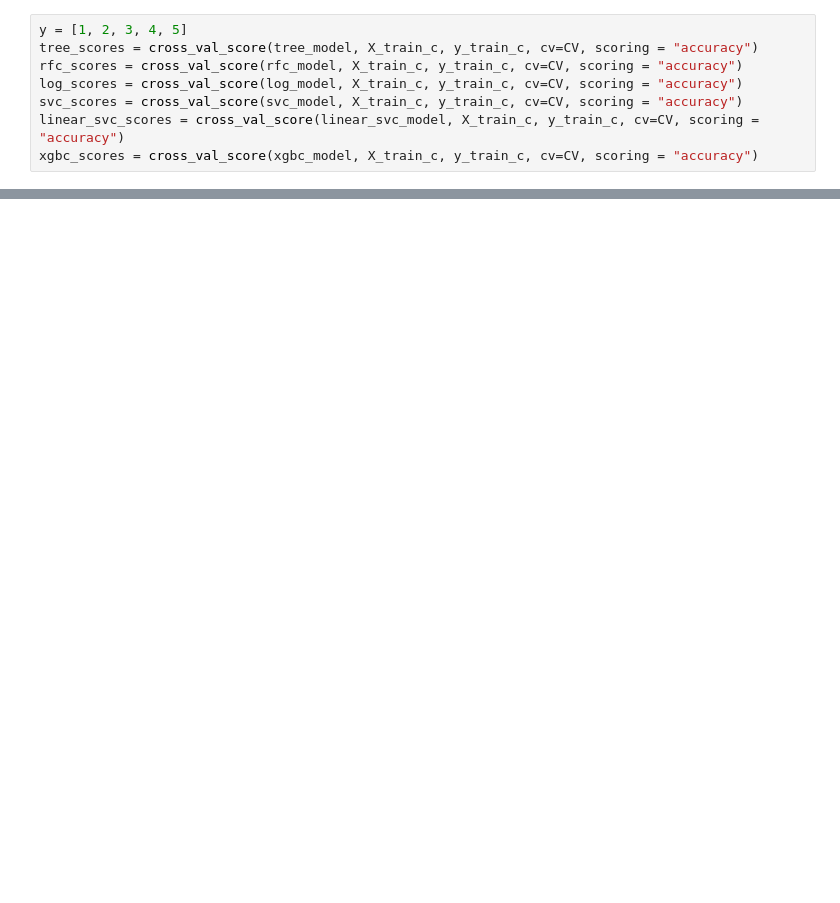
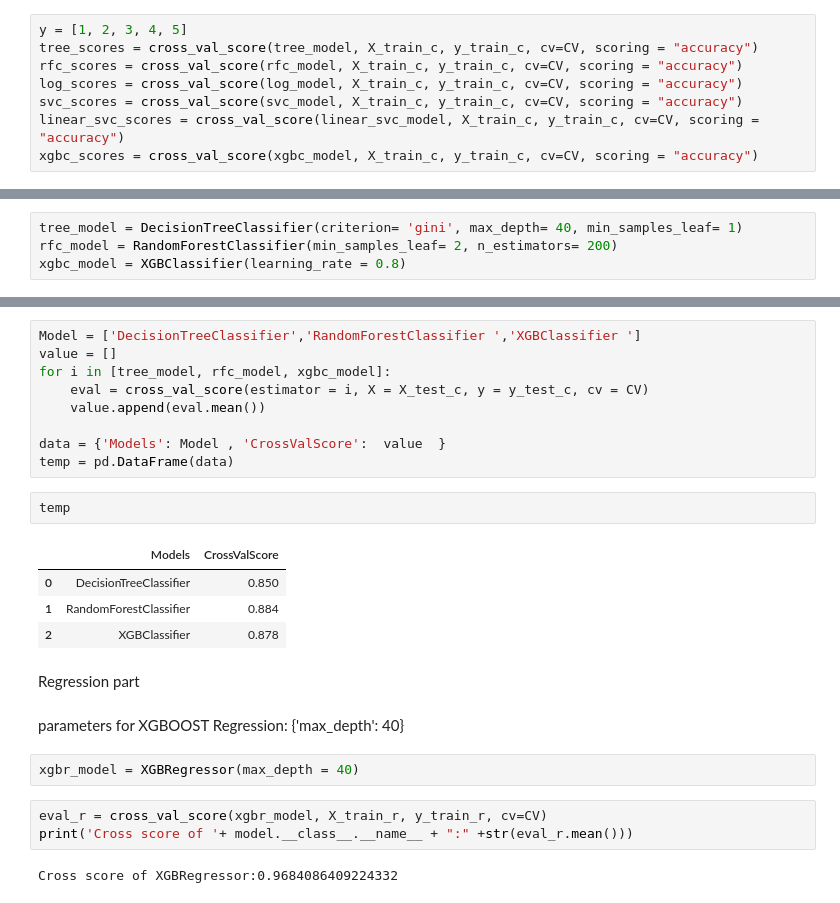
Before and after one commit to gokce-nur00/wine-quality, a Jupyter notebook: train.ipynb, the cells around one changed output, grey strips where cells are left out. Saved outputs shown, nothing was run; the diff lists cells and outputs as text; blank space fills up the shorter version.

Commit message:
regression and classification done

```diff
--- a/train.ipynb
+++ b/train.ipynb
@@ -526,0 +663,4 @@ plt.show()
+# %%
+tree_model = DecisionTreeClassifier(criterion= 'gini', max_depth= 40, min_samples_leaf= 1)
+rfc_model = RandomForestClassifier(min_samples_leaf= 2, n_estimators= 200)
+xgbc_model = XGBClassifier(learning_rate = 0.8)
@@ -526,0 +684,27 @@ plt.show()
+# %%
+Model = ['DecisionTreeClassifier','RandomForestClassifier ','XGBClassifier ']
+value = []
+for i in [tree_model, rfc_model, xgbc_model]:
+    eval = cross_val_score(estimator = i, X = X_test_c, y = y_test_c, cv = CV)
+    value.append(eval.mean())
+
+data = {'Models': Model , 'CrossValScore':  value  }
+temp = pd.DataFrame(data)
+# %%
+temp
+# %% [output]
+|  | Models | CrossValScore |
+| 0 | DecisionTreeClassifier | 0.850 |
+| 1 | RandomForestClassifier | 0.884 |
+| 2 | XGBClassifier | 0.878 |
+# %% [markdown]
+Regression part
+# %% [markdown]
+parameters for XGBOOST Regression: {'max_depth': 40}
+# %%
+xgbr_model = XGBRegressor(max_depth = 40)
+# %%
+eval_r = cross_val_score(xgbr_model, X_train_r, y_train_r, cv=CV)
+print('Cross score of '+ model.__class__.__name__ + ":" +str(eval_r.mean()))
+# %% [output]
+Cross score of XGBRegressor:0.9684086409224332
```
Also changed, not shown: parts of 33 cells of this notebook.
